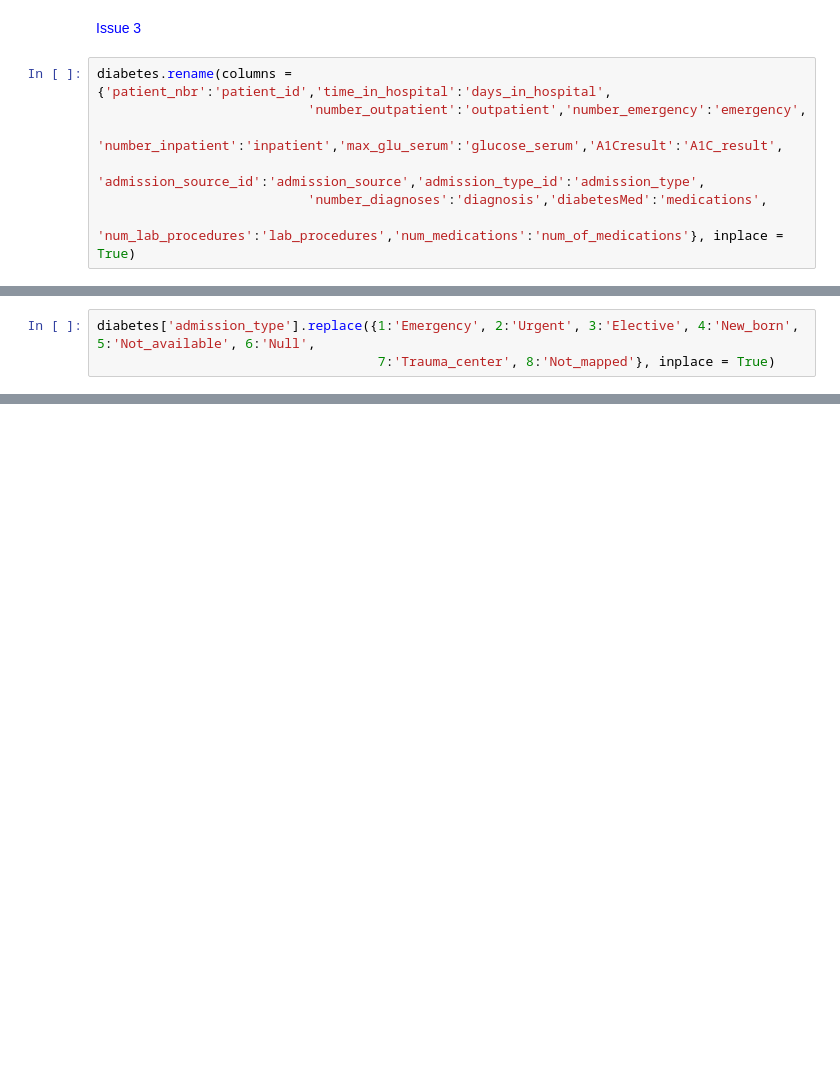
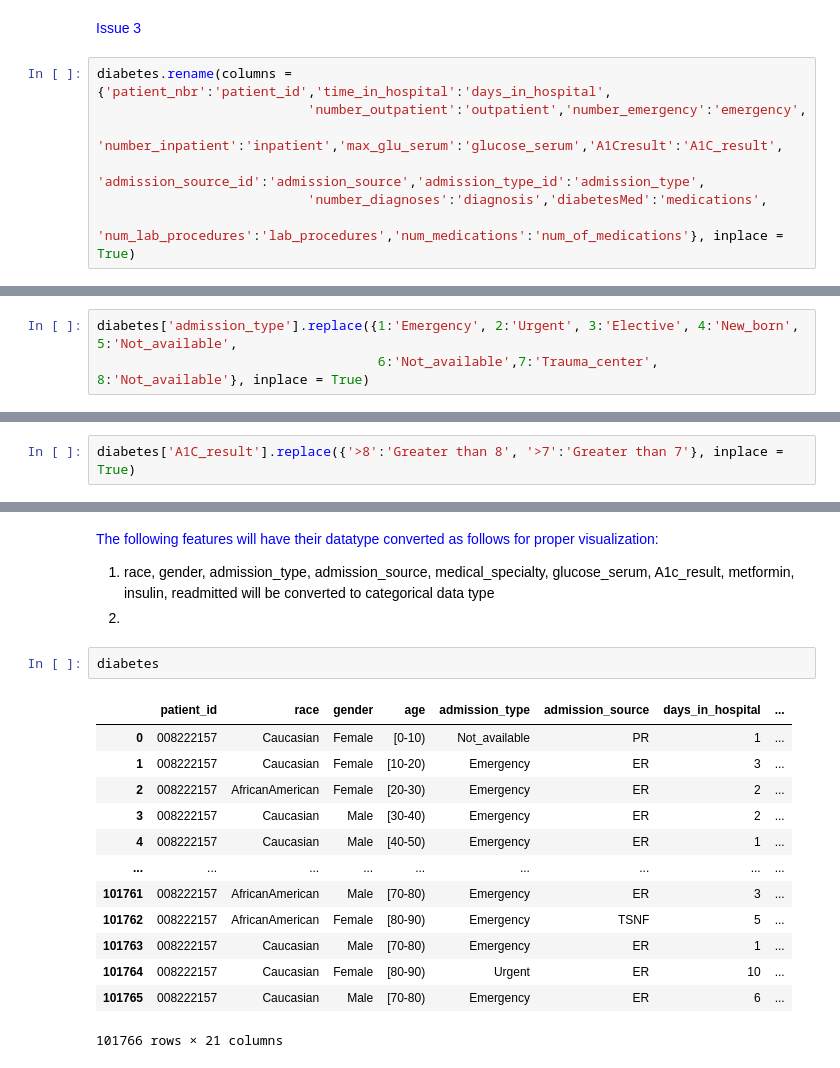
Before and after one commit to Merci93/Diabetes_in_the_US, a Jupyter notebook: US_diabetes_Analysis.ipynb, the cells around one changed output, grey strips where cells are left out. Cells and saved outputs as stored; diff of their text form; blank space fills up the shorter version.

```diff
--- a/US_diabetes_Analysis.ipynb
+++ b/US_diabetes_Analysis.ipynb
@@ -421,3 +468,0 @@ diabetes['medical_specialty'] = diabetes['medical_specialty'].replace('?', 'Othe
-# %%
-diabetes['admission_type'].replace({1:'Emergency', 2:'Urgent', 3:'Elective', 4:'New_born', 5:'Not_available', 6:'Null',
-                                    7:'Trauma_center', 8:'Not_mapped'}, inplace = True)
@@ -489,0 +477,3 @@ memory usage: 16.3+ MB
+# %%
+diabetes['admission_type'].replace({1:'Emergency', 2:'Urgent', 3:'Elective', 4:'New_born', 5:'Not_available',
+                                    6:'Not_available',7:'Trauma_center', 8:'Not_available'}, inplace = True)
@@ -489,0 +533,2 @@ memory usage: 16.3+ MB
+# %%
+diabetes['A1C_result'].replace({'>8':'Greater than 8', '>7':'Greater than 7'}, inplace = True)
@@ -489,0 +557,20 @@ memory usage: 16.3+ MB
+# %% [markdown]
+<span style = 'color:blue'> The following features will have their datatype converted as follows for proper visualization:</span>
+1. race, gender, admission_type, admission_source, medical_specialty, glucose_serum, A1c_result, metformin, insulin, readmitted will be converted to categorical data type
+2.
+# %%
+diabetes
+# %% [output]
+|  | patient_id | race | gender | age | admission_type | admission_source | days_in_hospital | ... |
+| 0 | 008222157 | Caucasian | Female | [0-10) | Not_available | PR | 1 | ... |
+| 1 | 008222157 | Caucasian | Female | [10-20) | Emergency | ER | 3 | ... |
+| 2 | 008222157 | AfricanAmerican | Female | [20-30) | Emergency | ER | 2 | ... |
+| 3 | 008222157 | Caucasian | Male | [30-40) | Emergency | ER | 2 | ... |
+| 4 | 008222157 | Caucasian | Male | [40-50) | Emergency | ER | 1 | ... |
+| ... | ... | ... | ... | ... | ... | ... | ... | ... |
+| 101761 | 008222157 | AfricanAmerican | Male | [70-80) | Emergency | ER | 3 | ... |
+| 101762 | 008222157 | AfricanAmerican | Female | [80-90) | Emergency | TSNF | 5 | ... |
+| 101763 | 008222157 | Caucasian | Male | [70-80) | Emergency | ER | 1 | ... |
+| 101764 | 008222157 | Caucasian | Female | [80-90) | Urgent | ER | 10 | ... |
+| 101765 | 008222157 | Caucasian | Male | [70-80) | Emergency | ER | 6 | ... |
+101766 rows × 21 columns
```
Also changed, not shown: parts of 31 cells of this notebook.
